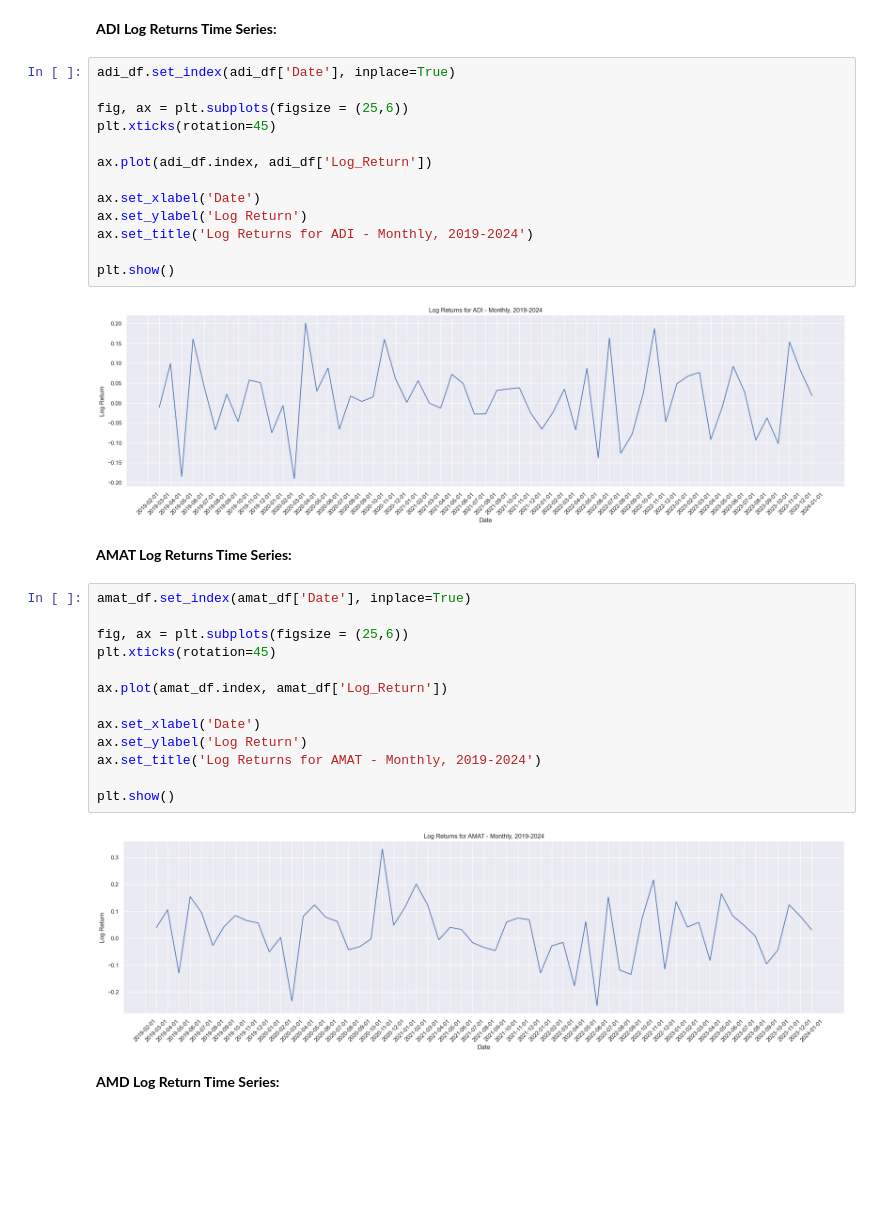
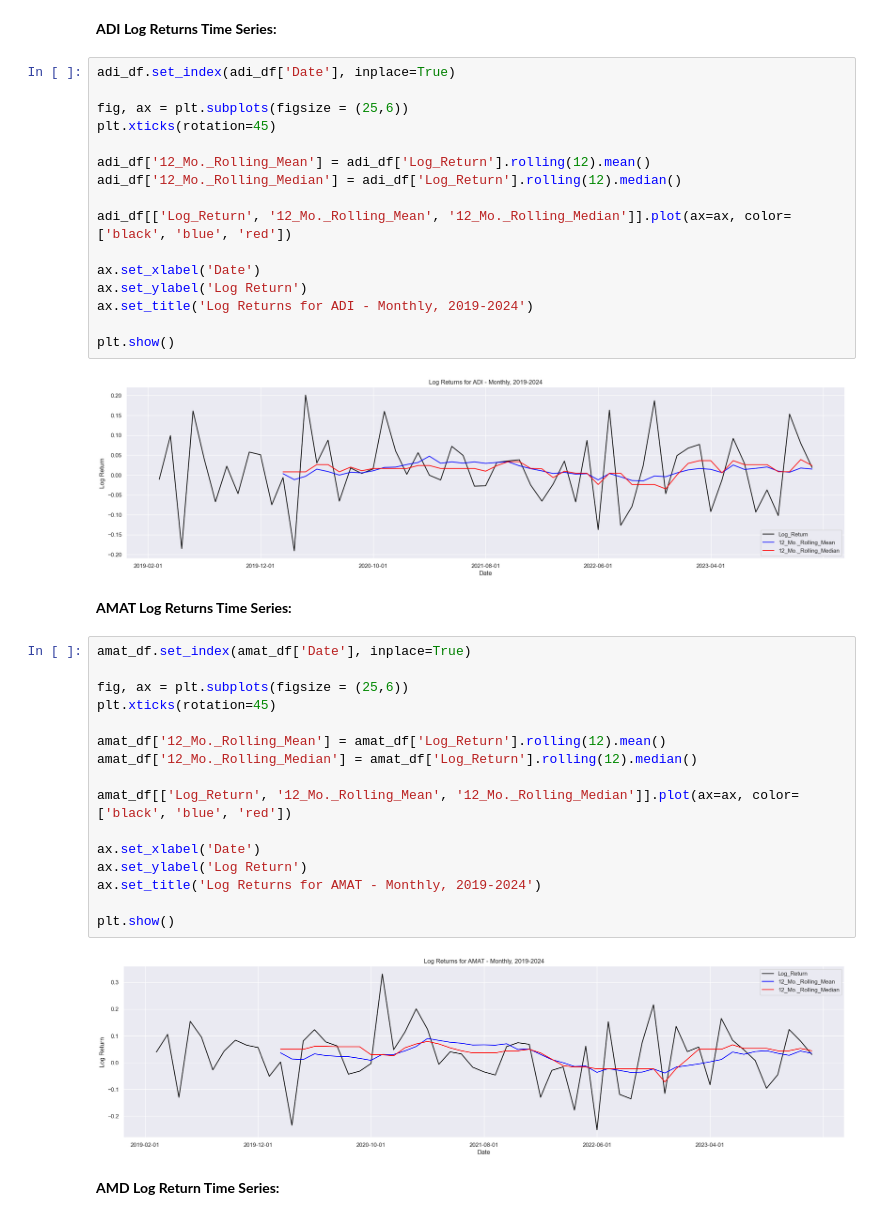
Before and after one commit to dBCooper2/pythonic-finance, a Jupyter notebook: notebooks/financial_data/returns_textbook_notes.ipynb, the cells around one changed output. Saved outputs shown, nothing was run; the diff lists cells and outputs as text; blank space fills up the shorter version.

```diff
--- a/notebooks/financial_data/returns_textbook_notes.ipynb
+++ b/notebooks/financial_data/returns_textbook_notes.ipynb
@@ -344,18 +344,21 @@ __ADI Log Returns Time Series:__
 # %%
 adi_df.set_index(adi_df['Date'], inplace=True)
 
 fig, ax = plt.subplots(figsize = (25,6))
 plt.xticks(rotation=45)
 
-ax.plot(adi_df.index, adi_df['Log_Return'])
+adi_df['12_Mo._Rolling_Mean'] = adi_df['Log_Return'].rolling(12).mean()
+adi_df['12_Mo._Rolling_Median'] = adi_df['Log_Return'].rolling(12).median()
+
+adi_df[['Log_Return', '12_Mo._Rolling_Mean', '12_Mo._Rolling_Median']].plot(ax=ax, color=['black', 'blue', 'red'])
 
 ax.set_xlabel('Date')
 ax.set_ylabel('Log Return')
 ax.set_title('Log Returns for ADI - Monthly, 2019-2024')
 
 plt.show()
 # %% [output]
-[figure, old version]
+[figure, new version]
 # %% [markdown]
 __AMAT Log Returns Time Series:__
 # %%
@@ -364,7 +367,10 @@ amat_df.set_index(amat_df['Date'], inplace=True)
 fig, ax = plt.subplots(figsize = (25,6))
 plt.xticks(rotation=45)
 
-ax.plot(amat_df.index, amat_df['Log_Return'])
+amat_df['12_Mo._Rolling_Mean'] = amat_df['Log_Return'].rolling(12).mean()
+amat_df['12_Mo._Rolling_Median'] = amat_df['Log_Return'].rolling(12).median()
+
+amat_df[['Log_Return', '12_Mo._Rolling_Mean', '12_Mo._Rolling_Median']].plot(ax=ax, color=['black', 'blue', 'red'])
 
 ax.set_xlabel('Date')
 ax.set_ylabel('Log Return')
@@ -372,7 +378,7 @@ ax.set_title('Log Returns for AMAT - Monthly, 2019-2024')
 
 plt.show()
 # %% [output]
-[figure, old version]
+[figure, new version]
 # %% [markdown]
 __AMD Log Return Time Series:__
 # %%
```
Also changed, not shown: parts of 2 cells of this notebook, 3 other files.
